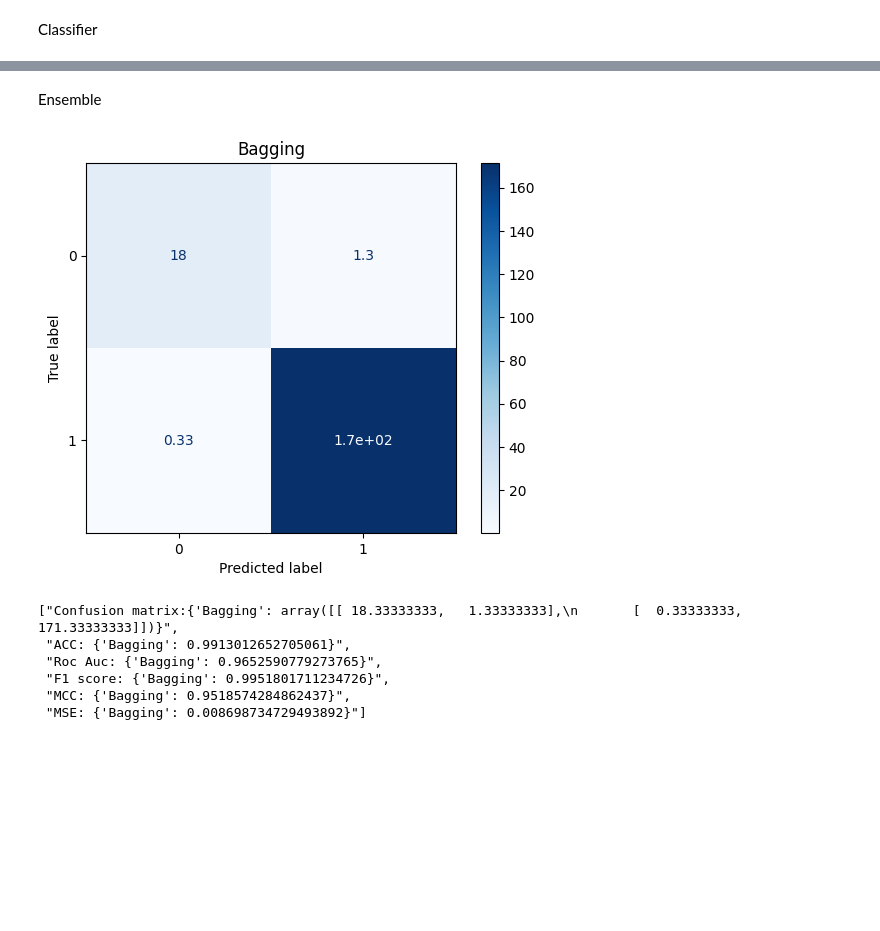
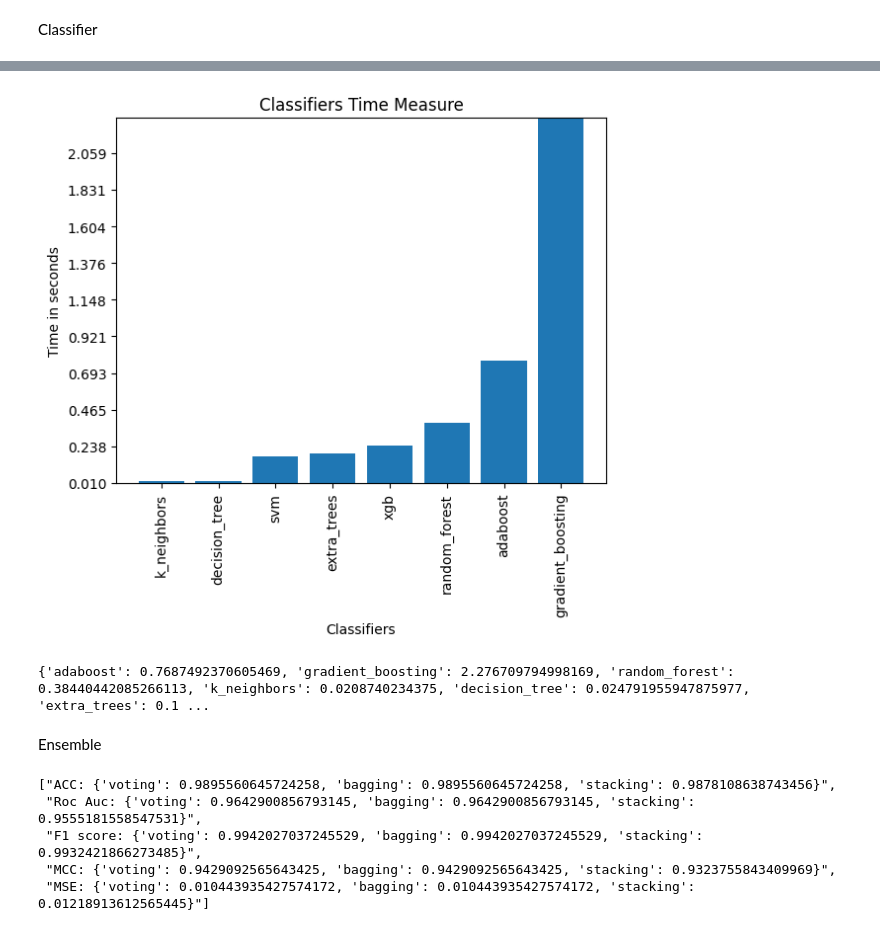
Before and after one commit to Szymqn/GlioClass, a Jupyter notebook: example_model.ipynb, the cells around one changed output, grey strips where cells are left out. Saved outputs shown, nothing was run; the diff lists cells and outputs as text; code cells hidden in the pictures; blank space fills up the shorter version.

```diff
--- a/example_model.ipynb
+++ b/example_model.ipynb
@@ -66,0 +51,3 @@ pm1.all_metrics()
+# %%
+pm1 = performanceMetrics.PerformanceMetrics(clf1)
+pm1.all_metrics()
@@ -71,3 +65,8 @@ pm1.plot_classifier_acc()
+# %%
+pm1.plot_classifier_time()
+# %% [output]
+[figure, added]
+{'adaboost': 0.7687492370605469, 'gradient_boosting': 2.276709794998169, 'random_forest': 0.38440442085266113, 'k_neighbors': 0.0208740234375, 'decision_tree': 0.024791955947875977, 'extra_trees': 0.1 ...
 # %% [markdown]
 Ensemble
 # %%
@@ -75,11 +74,9 @@ ens1 = ensemble.Ensemble(X, y, features=lasso_features, ensemble='Bagging', clas
 # %%
-pm2 = performanceMetrics.PerformanceMetrics(ens1.y_test, ens1.predictions, fold=ens1.fold)
+pm2 = performanceMetrics.PerformanceMetrics(ens1)
 pm2.all_metrics()
 # %% [output]
-[figure, removed]
-["Confusion matrix:{'Bagging': array([[ 18.33333333,   1.33333333],\n       [  0.33333333, 171.33333333]])}",
- "ACC: {'Bagging': 0.9913012652705061}",
- "Roc Auc: {'Bagging': 0.9652590779273765}",
- "F1 score: {'Bagging': 0.9951801711234726}",
- "MCC: {'Bagging': 0.9518574284862437}",
- "MSE: {'Bagging': 0.008698734729493892}"]
+["ACC: {'voting': 0.9895560645724258, 'bagging': 0.9895560645724258, 'stacking': 0.9878108638743456}",
+ "Roc Auc: {'voting': 0.9642900856793145, 'bagging': 0.9642900856793145, 'stacking': 0.9555181558547531}",
+ "F1 score: {'voting': 0.9942027037245529, 'bagging': 0.9942027037245529, 'stacking': 0.9932421866273485}",
+ "MCC: {'voting': 0.9429092565643425, 'bagging': 0.9429092565643425, 'stacking': 0.9323755843409969}",
+ "MSE: {'voting': 0.010443935427574172, 'bagging': 0.010443935427574172, 'stacking': 0.01218913612565445}"]
```
Also changed, not shown: parts of 7 cells of this notebook, 1 other file.
